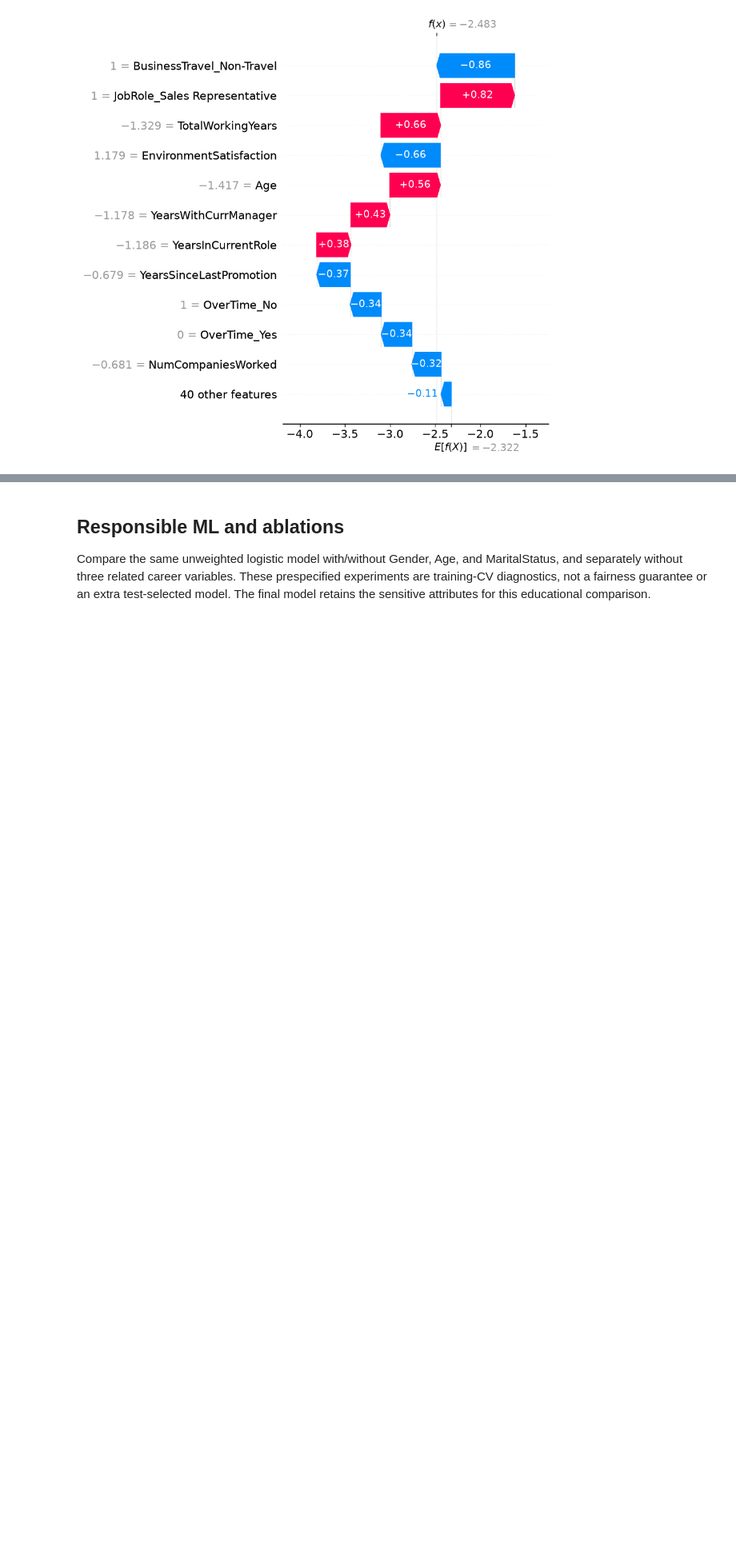
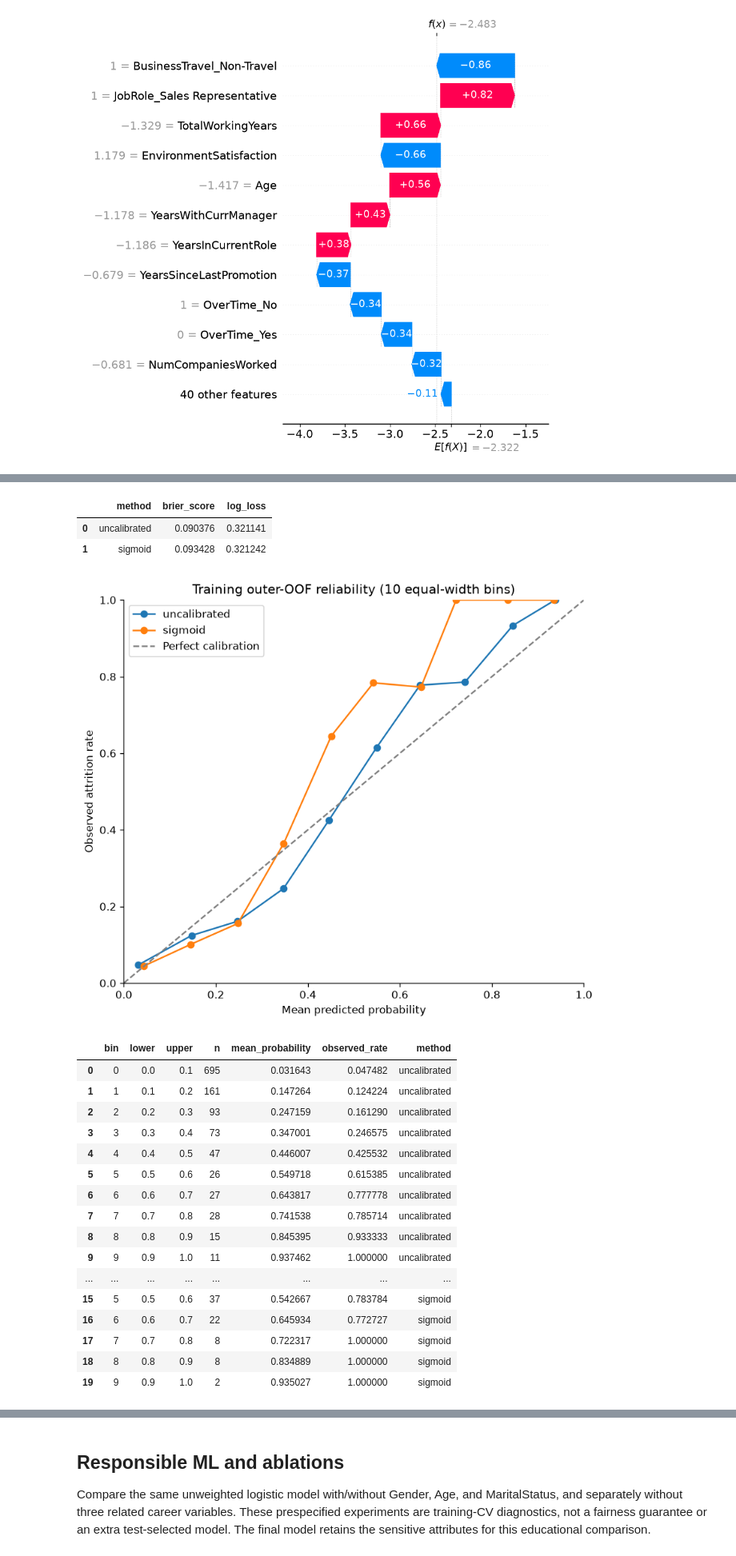
Before and after one commit to hansdarmawann/ibmhratt, a Jupyter notebook: notebooks/04_model_experiments.ipynb, the cells around one changed output, grey strips where cells are left out. Shown at 80% size. Drawn from its saved outputs; the diff is of its cells as text; code cells hidden in the pictures; blank space fills up the shorter version.

Commit message:
feat: version experiment bundles and expand evaluation diagnostics

```diff
--- a/notebooks/04_model_experiments.ipynb
+++ b/notebooks/04_model_experiments.ipynb
@@ -147,0 +158,30 @@ if report['shap']['status'] == 'generated':
+# %%
+display(pd.read_csv(METRICS_DIR / 'calibration_metrics.csv'))
+display(Image(filename=str(FIGURES_DIR / 'calibration_reliability.png')))
+display(pd.read_csv(METRICS_DIR / 'calibration_bins.csv'))
+display(pd.read_csv(METRICS_DIR / 'stability_comparison.csv'))
+display(pd.read_csv(METRICS_DIR / 'stability_selections.csv'))
+display(report['stability_diagnostics'])
+display(pd.read_csv(METRICS_DIR / 'capacity_metrics.csv'))
+# %% [output]
+|  | method | brier_score | log_loss |
+| 0 | uncalibrated | 0.090376 | 0.321141 |
+| 1 | sigmoid | 0.093428 | 0.321242 |
+[figure, added]
+|  | bin | lower | upper | n | mean_probability | observed_rate | method |
+| 0 | 0 | 0.0 | 0.1 | 695 | 0.031643 | 0.047482 | uncalibrated |
+| 1 | 1 | 0.1 | 0.2 | 161 | 0.147264 | 0.124224 | uncalibrated |
+| 2 | 2 | 0.2 | 0.3 | 93 | 0.247159 | 0.161290 | uncalibrated |
+| 3 | 3 | 0.3 | 0.4 | 73 | 0.347001 | 0.246575 | uncalibrated |
+| 4 | 4 | 0.4 | 0.5 | 47 | 0.446007 | 0.425532 | uncalibrated |
+| 5 | 5 | 0.5 | 0.6 | 26 | 0.549718 | 0.615385 | uncalibrated |
+| 6 | 6 | 0.6 | 0.7 | 27 | 0.643817 | 0.777778 | uncalibrated |
+| 7 | 7 | 0.7 | 0.8 | 28 | 0.741538 | 0.785714 | uncalibrated |
+| 8 | 8 | 0.8 | 0.9 | 15 | 0.845395 | 0.933333 | uncalibrated |
+| 9 | 9 | 0.9 | 1.0 | 11 | 0.937462 | 1.000000 | uncalibrated |
+| ... | ... | ... | ... | ... | ... | ... | ... |
+| 15 | 5 | 0.5 | 0.6 | 37 | 0.542667 | 0.783784 | sigmoid |
+| 16 | 6 | 0.6 | 0.7 | 22 | 0.645934 | 0.772727 | sigmoid |
+| 17 | 7 | 0.7 | 0.8 | 8 | 0.722317 | 1.000000 | sigmoid |
+| 18 | 8 | 0.8 | 0.9 | 8 | 0.834889 | 1.000000 | sigmoid |
+| 19 | 9 | 0.9 | 1.0 | 2 | 0.935027 | 1.000000 | sigmoid |
```
Also changed, not shown: parts of 5 cells of this notebook, 41 other files.
